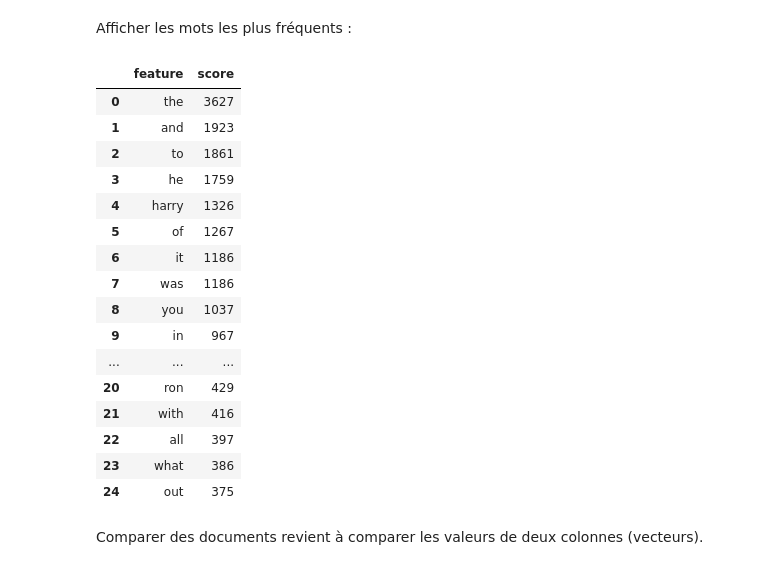
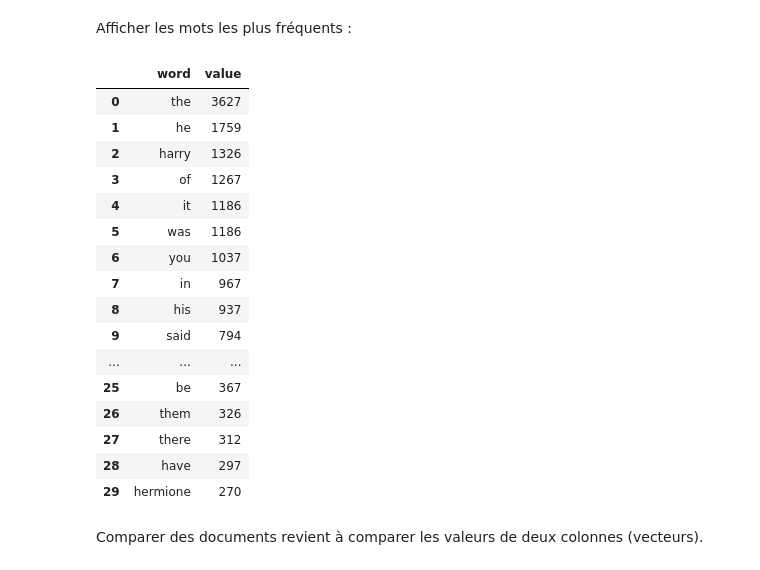
Before and after one commit to Velcin/velcin.github.io, a Jupyter notebook: files/HN/TD1_M2_HN.ipynb, the cells around one changed output. Drawn from its saved outputs; the diff is of its cells as text; code cells hidden in the pictures.

```diff
--- a/files/HN/TD1_M2_HN.ipynb
+++ b/files/HN/TD1_M2_HN.ipynb
@@ -418,31 +414,31 @@ Mr. and Mrs. Dursley, of number four, Privet Drive, were proud to say that they
 # %% [markdown]
 Afficher les mots les plus fréquents :
-# %%
-D = X_hp.toarray()
-
-n_docs, n_terms = D.shape
-
-#tf_means = np.mean(D, axis=0)
-tf_sum = np.sum(D, axis=0)
-top_feats(tf_sum, features_hp)
-# %% [output]
-|  | feature | score |
-| 0 | the | 3627 |
-| 1 | and | 1923 |
-| 2 | to | 1861 |
-| 3 | he | 1759 |
-| 4 | harry | 1326 |
-| 5 | of | 1267 |
-| 6 | it | 1186 |
-| 7 | was | 1186 |
-| 8 | you | 1037 |
-| 9 | in | 967 |
-| ... | ... | ... |
-| 20 | ron | 429 |
-| 21 | with | 416 |
-| 22 | all | 397 |
-| 23 | what | 386 |
-| 24 | out | 375 |
+# %%
+n_docs, n_terms = X_hp.shape
+
+# on fait la somme sur toutes les lignes pour chacun des mots
+tf_sum = X_hp.sum(axis=0)
+tf_sum = tf_sum.tolist()[0] # conversion en liste
+
+print_feats(tf_sum, features_hp)
+# %% [output]
+|  | word | value |
+| 0 | the | 3627 |
+| 1 | he | 1759 |
+| 2 | harry | 1326 |
+| 3 | of | 1267 |
+| 4 | it | 1186 |
+| 5 | was | 1186 |
+| 6 | you | 1037 |
+| 7 | in | 967 |
+| 8 | his | 937 |
+| 9 | said | 794 |
+| ... | ... | ... |
+| 25 | be | 367 |
+| 26 | them | 326 |
+| 27 | there | 312 |
+| 28 | have | 297 |
+| 29 | hermione | 270 |
 # %% [markdown]
 Comparer des documents revient à comparer les valeurs de deux colonnes (vecteurs).
 # %%
```
Also changed, not shown: parts of 20 cells of this notebook, 1 other file.
